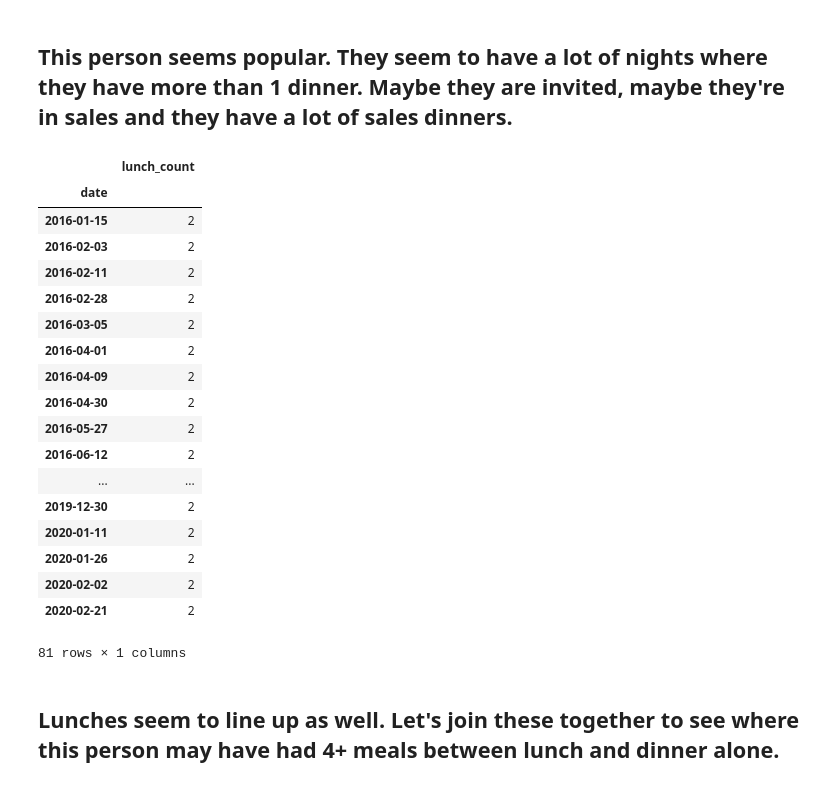
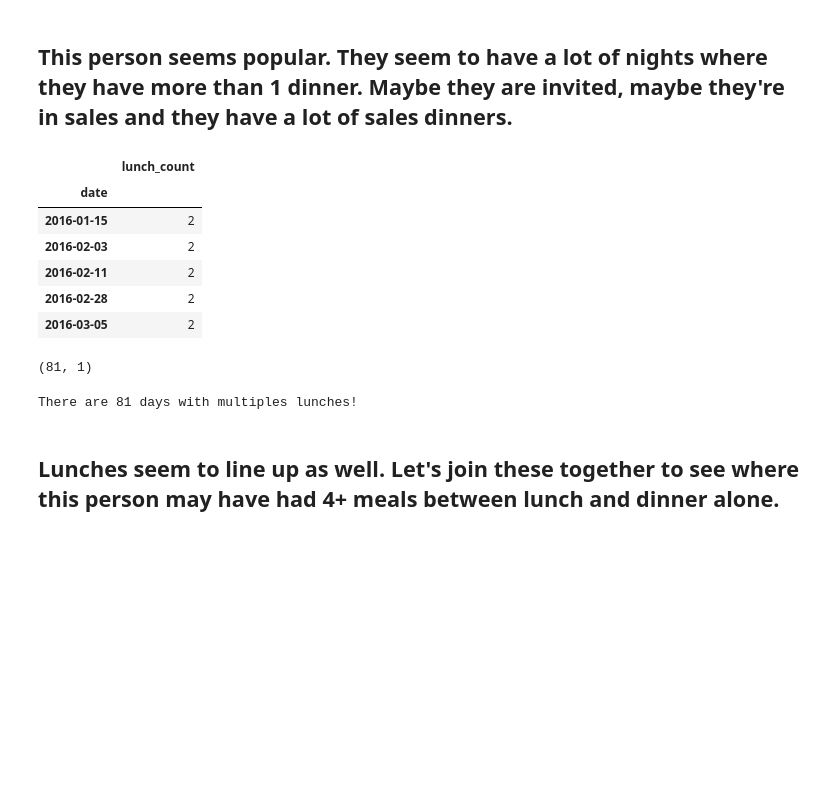
Before and after one commit to josephburton06/python_practice, a Jupyter notebook: checkbook_analysis.ipynb, the cells around one changed output. Drawn from its saved outputs; the diff is of its cells as text; code cells hidden in the pictures; blank space fills up the shorter version.

```diff
--- a/checkbook_analysis.ipynb
+++ b/checkbook_analysis.ipynb
@@ -184,29 +177,25 @@ dinner_counts_two_plus
 # %%
 lunch_counts = pd.DataFrame(df[['date', 'transaction_amount']][df.transaction_type_desc == 'Lunch'].groupby('date').count().reset_index())
 lunch_counts_two_plus = lunch_counts[lunch_counts.transaction_amount > 1]
 lunch_counts_two_plus.set_index('date',inplace=True)
 lunch_counts_two_plus.rename(columns={"transaction_amount": "lunch_count"}, inplace=True)
-lunch_counts_two_plus
+lunch_counts_two_plus.head()
 # %% [output]
 |  | lunch_count |
 | date |  |
 | 2016-01-15 | 2 |
 | 2016-02-03 | 2 |
 | 2016-02-11 | 2 |
 | 2016-02-28 | 2 |
 | 2016-03-05 | 2 |
-| 2016-04-01 | 2 |
-| 2016-04-09 | 2 |
-| 2016-04-30 | 2 |
-| 2016-05-27 | 2 |
-| 2016-06-12 | 2 |
-| ... | ... |
-| 2019-12-30 | 2 |
-| 2020-01-11 | 2 |
-| 2020-01-26 | 2 |
-| 2020-02-02 | 2 |
-| 2020-02-21 | 2 |
-81 rows × 1 columns
+# %%
+lunch_counts_two_plus.shape
+# %% [output]
+(81, 1)
+# %%
+print('There are ' + str(lunch_counts_two_plus.shape[0]) + ' days with multiples lunches!')
+# %% [output]
+There are 81 days with multiples lunches!
 # %% [markdown]
 ## Lunches seem to line up as well.  Let's join these together to see where this person may have had 4+ meals between lunch and dinner alone.
 # %%
```
Also changed, not shown: parts of 5 cells of this notebook.
